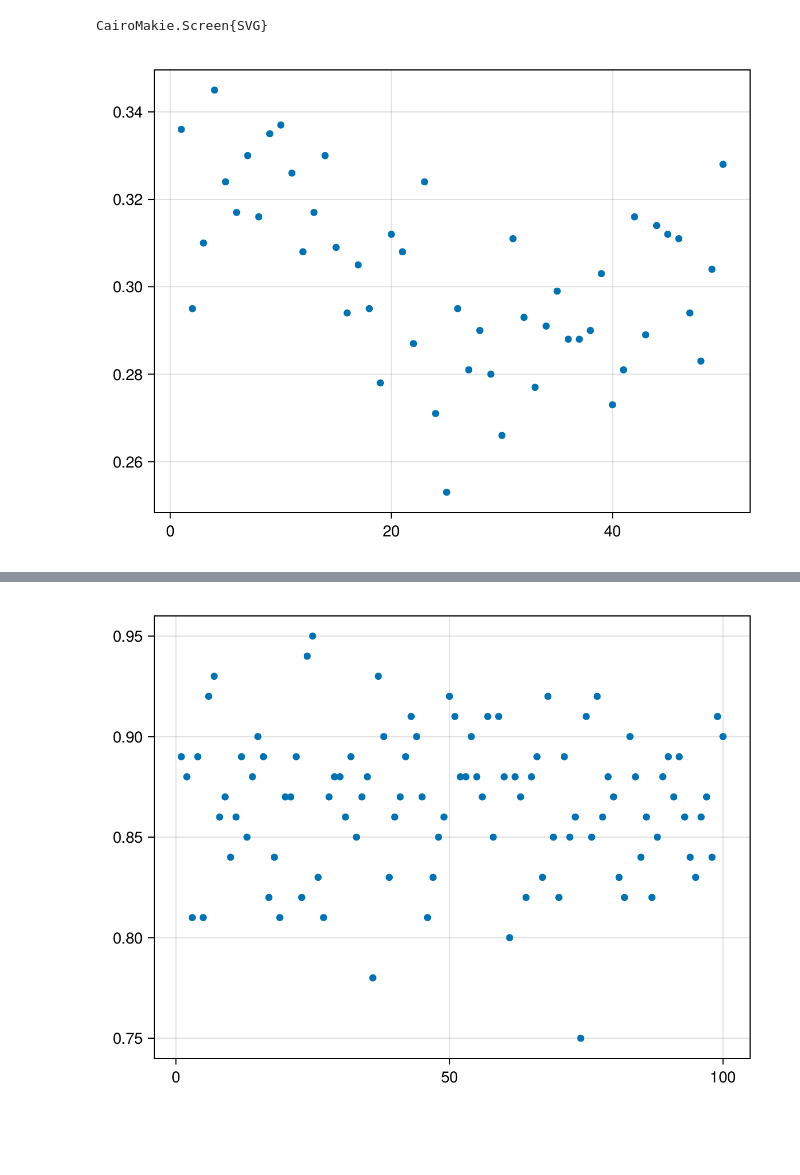
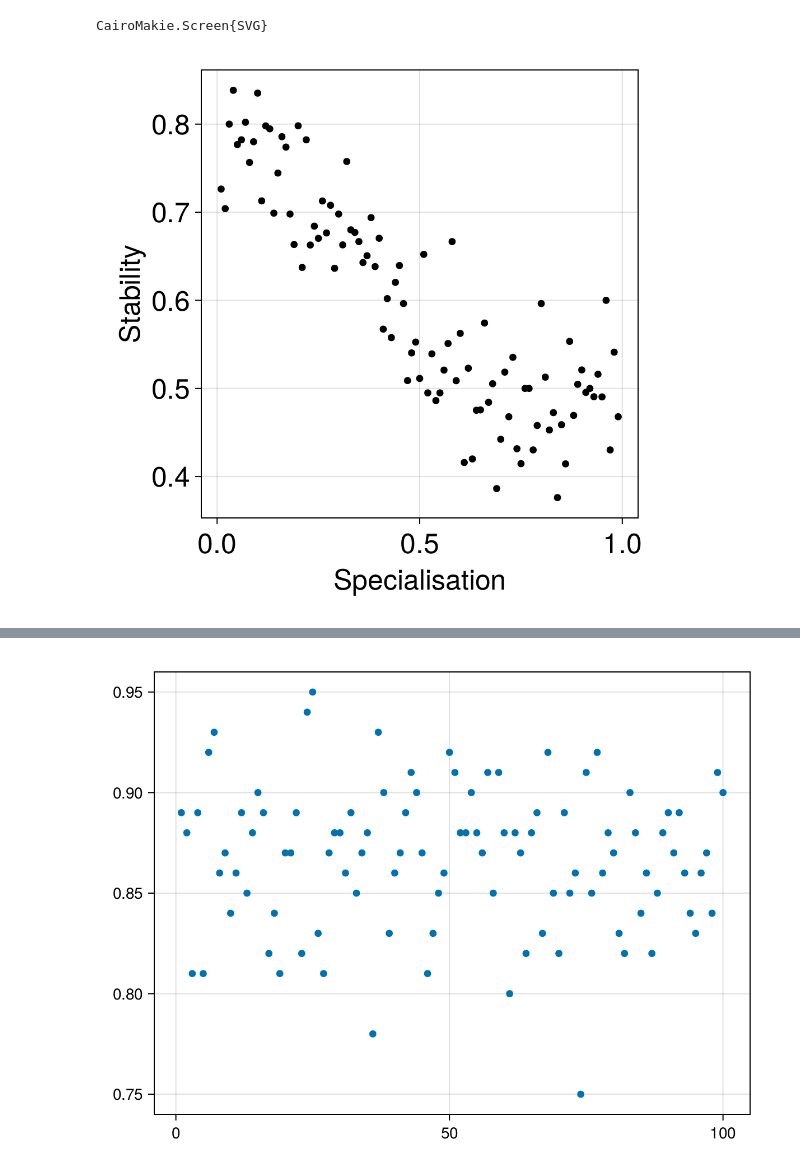
Before and after one commit to CleggTom/MiCRM_stability, a Jupyter notebook: Notebooks/Untitled1.ipynb, the cells around one changed output, grey strips where cells are left out. Saved outputs shown, nothing was run; the diff lists cells and outputs as text; code cells hidden in the pictures; blank space fills up the shorter version.

```diff
--- a/Notebooks/Untitled1.ipynb
+++ b/Notebooks/Untitled1.ipynb
@@ -119,0 +288,5 @@ res["l"][end,1,1]
+# %%
+x = 1 ./ sqrt.(m_vec)
+y = a_vec
+data = (; x, y)
+    mod = lm(@formula(y~x), data)
@@ -123,10 +308,25 @@ save("../Results/Figures/size_correlations.svg", f)
 # %% [output]
 CairoMakie.Screen{SVG}
 # %%
-res = load("../Results/data/new_sims/nested_stabiltiy.jld2")
+res = load("../Results/data/new_sims/overlap_stabiltiy.jld2")
 
 stab = [x.re < 0 for x = res["l"]]
+pvec = hcat(res["p"]...)
 
-mean(stab,dims=2)[:] |> plot
+d = 0.01
+xvec = d:d:1.0
+stab_var = [stab[(i .< pvec[1,:] .< i + d)] |> var for i = xvec]
+stab = [stab[(i .< pvec[1,:] .< i + d)] |> mean for i = xvec]
+
+f = Figure(size = (500,500))
+ax = Axis(f[1,1], xlabel = "Specialisation", ylabel = "Stability",
+    xticklabelsize = 25, yticklabelsize = 25,
+    xlabelsize = 25, ylabelsize = 25)
+
+plot!(ax, xvec, stab, color = (:black))
+# errorbars!(ax, xvec,stab, stab_var)
+# ylims!(0,1)
+
+f
 # %% [output]
-[figure, old version]
+[figure, new version]
```
Also changed, not shown: parts of 19 cells of this notebook, 1 other file.
